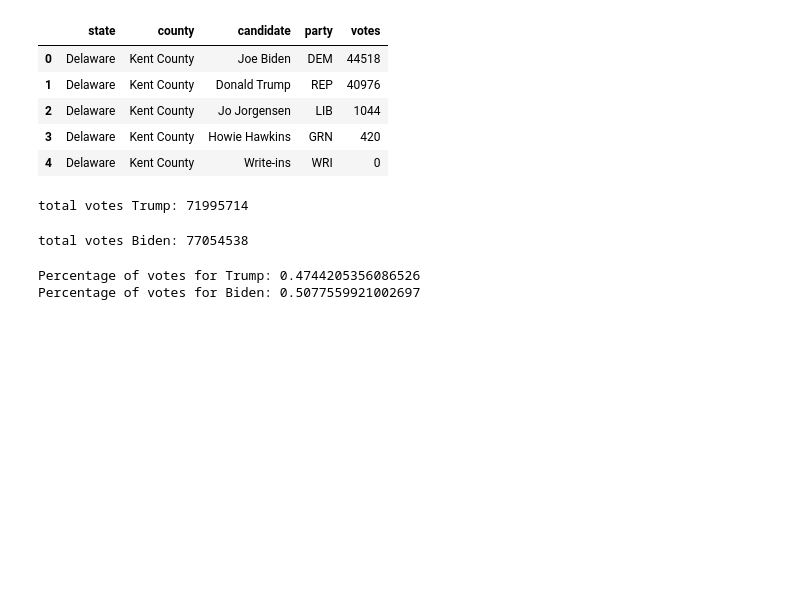
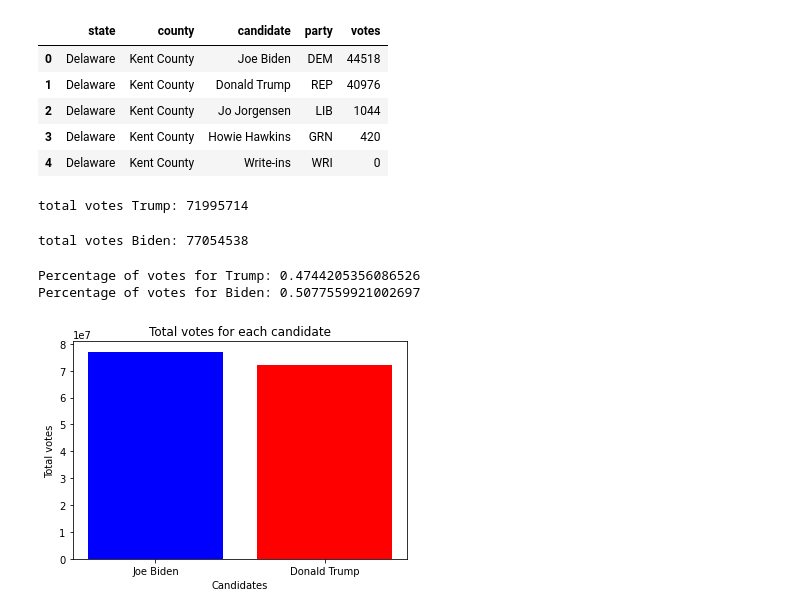
Before and after one commit to FrankJonasmoelle/US-Election-Visualization, a Jupyter notebook: visualize_us_election.ipynb, the cells around one changed output. Drawn from its saved outputs; the diff is of its cells as text; code cells hidden in the pictures; blank space fills up the shorter version.

```diff
--- a/visualize_us_election.ipynb
+++ b/visualize_us_election.ipynb
@@ -46,0 +41,19 @@ datafile = datafile.merge(state_codes, left_on='state', right_on='usa_state')
+# %%
+# plot total votes
+
+votes = [total_votes_biden, total_votes_trump]
+names = ['Joe Biden', 'Donald Trump']
+x = np.arange(len(votes))
+
+# Create bars
+plt.bar(x, votes, color=["blue", "red"])
+
+plt.xticks(x, names)
+plt.xlabel("Candidates")
+plt.ylabel("Total votes")
+plt.title("Total votes for each candidate")
+
+# Show graphic
+plt.show()
+# %% [output]
+[figure, added]
```
Also changed, not shown: parts of 20 cells of this notebook.
